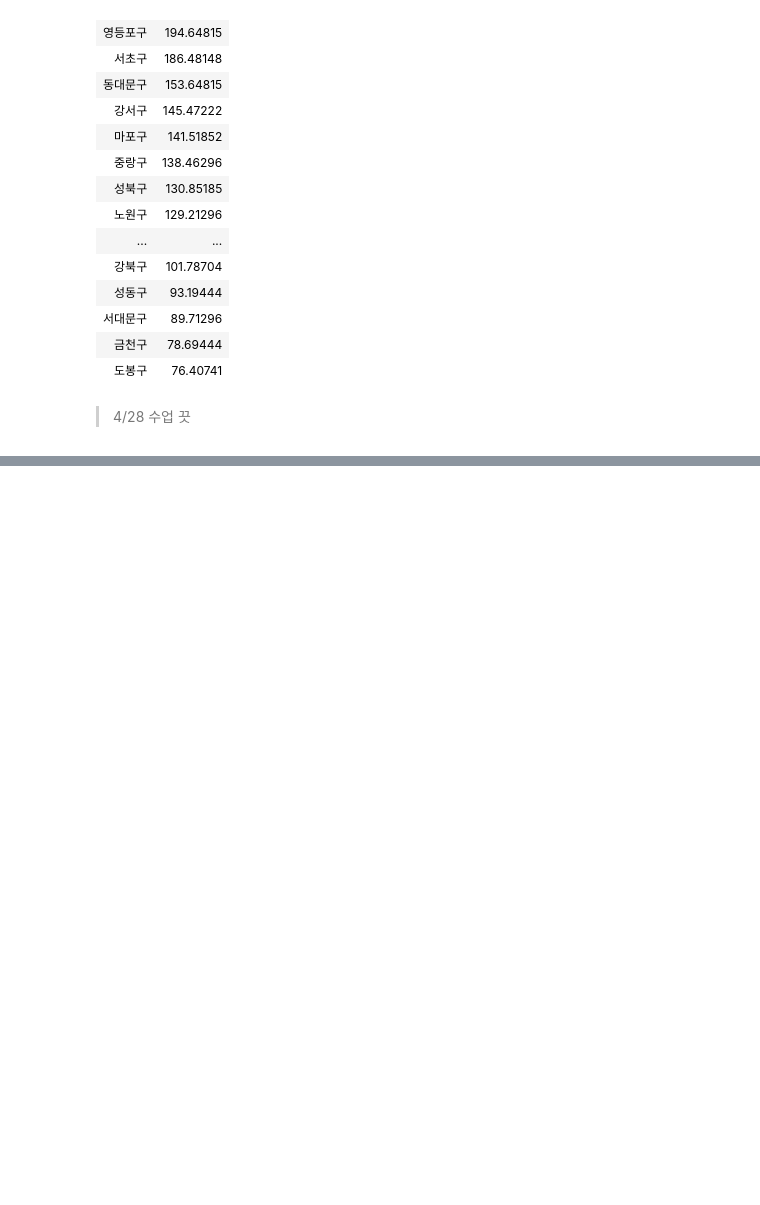
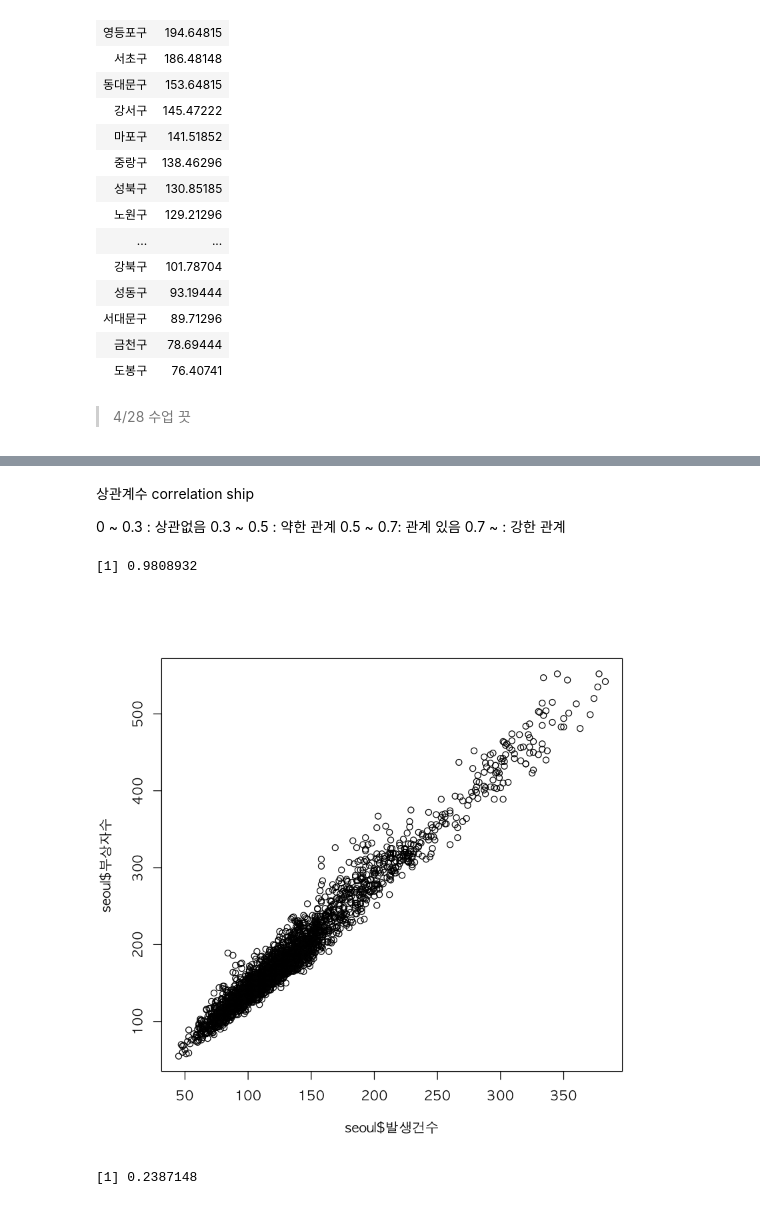
Before and after one commit to monargent0/TJRrrClass, a Jupyter notebook: 08. 파일 입출력.ipynb, the cells around one changed output, grey strips where cells are left out. Drawn from its saved outputs; the diff is of its cells as text; code cells hidden in the pictures; blank space fills up the shorter version.

```diff
--- a/08. 파일 입출력.ipynb
+++ b/08. 파일 입출력.ipynb
@@ -675,0 +780,24 @@ arrange(regionAcc.mean, desc(발생건수))
+# %% [markdown]
+상관계수 correlation ship
+
+0 ~ 0.3 : 상관없음
+0.3 ~ 0.5 : 약한 관계
+0.5 ~ 0.7: 관계 있음
+0.7 ~ : 강한 관계
+# %%
+# 교통사고 발생건수와 부상자수의 관계 : 상관계수 correlationship
+cor(seoul$발생건수, seoul$부상자수)
+# 98% 관계가 있다. 발생건수가 증가할수록 부상자수도 증가한다 ; 그 정도가 98%이다
+#// 이런 관계를 보는것이 correlationship, 머신러닝에도 많이 나온다
+# %% [output]
+[1] 0.9808932
+# %%
+par(family = "AppleGothic")
+plot(seoul$발생건수 ,seoul$부상자수) # 정규분포 성립
+# %% [output]
+[figure, added]
+# %%
+# 교통사고 발생건수와 사망자수의 관계 : 상관계수
+cor(seoul$발생건수, seoul$사망자수) # 24% 관련없다 , 사망자수가 교통사고수와 관계가 있으면 후진국이다.
+# %% [output]
+[1] 0.2387148
```
Also changed, not shown: parts of 28 cells of this notebook.
